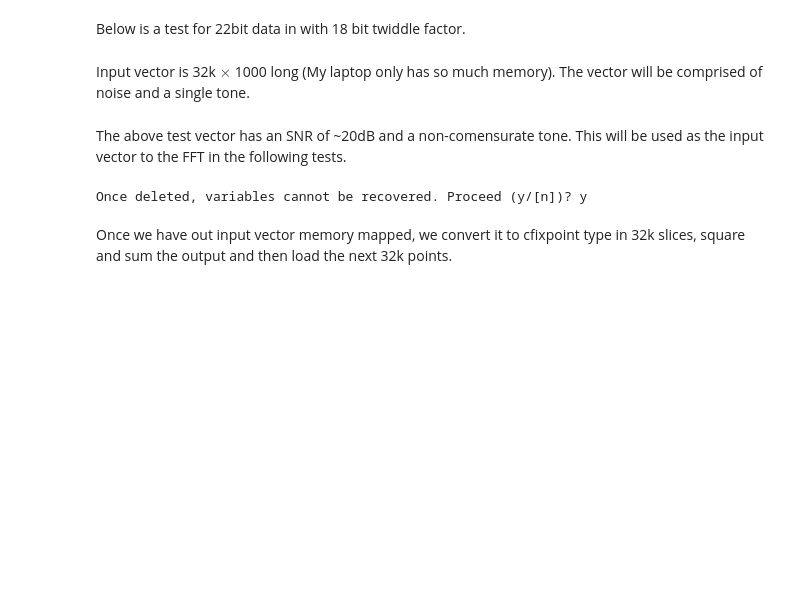
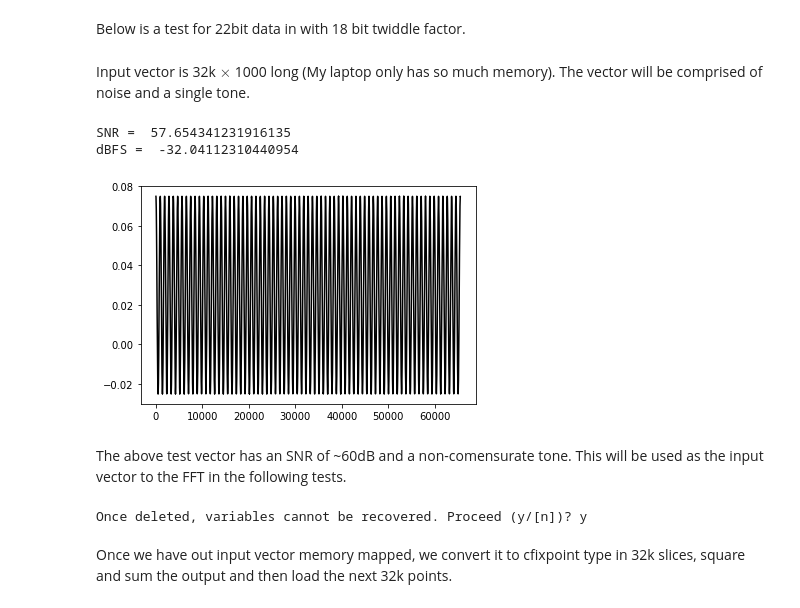
Before and after one commit to talonmyburgh/F-Engine_python_sim, a Jupyter notebook: F-Engine_coefftests.ipynb, the cells around one changed output. Saved outputs shown, nothing was run; the diff lists cells and outputs as text; code cells hidden in the pictures; blank space fills up the shorter version.

```diff
--- a/F-Engine_coefftests.ipynb
+++ b/F-Engine_coefftests.ipynb
@@ -12,5 +8,19 @@ np.save("input_vector_toneonly",input_vector-np.mean(input_vector))
+# %%
+iters = 1e2
+N = int(2**16*iters)
+noise = ((np.random.normal(size=N,scale = 0.3)).astype(np.float64)/15000)
+tone = ((np.cos(7000*2*np.pi*np.arange(N)/N).astype(np.float64)+0.5)/20)
+input_vector = noise+tone
+plt.plot(input_vector[:2**16],'k')
+print("SNR = ", 20*np.log10(np.max(np.abs(tone[:2**15]))/np.max(np.abs(noise[:2**15]))))
+print("dBFS = ", 20*np.log10(np.mean(input_vector[:2**15])/(1)))
+np.save("input_vector",input_vector-np.mean(input_vector))
+# %% [output]
+SNR =  57.654341231916135
+dBFS =  -32.04112310440954
+[figure, added]
 # %% [markdown]
-The above test vector has an SNR of ~20dB and a non-comensurate tone. This will be used as the input vector to the FFT in the following tests.
+The above test vector has an SNR of ~60dB and a non-comensurate tone. This will be used as the input vector to the FFT in the following tests.
 # %%
 %reset array
 from fixpoint import fixpoint, cfixpoint
```
Also changed, not shown: parts of 8 cells of this notebook, 7 other files.
